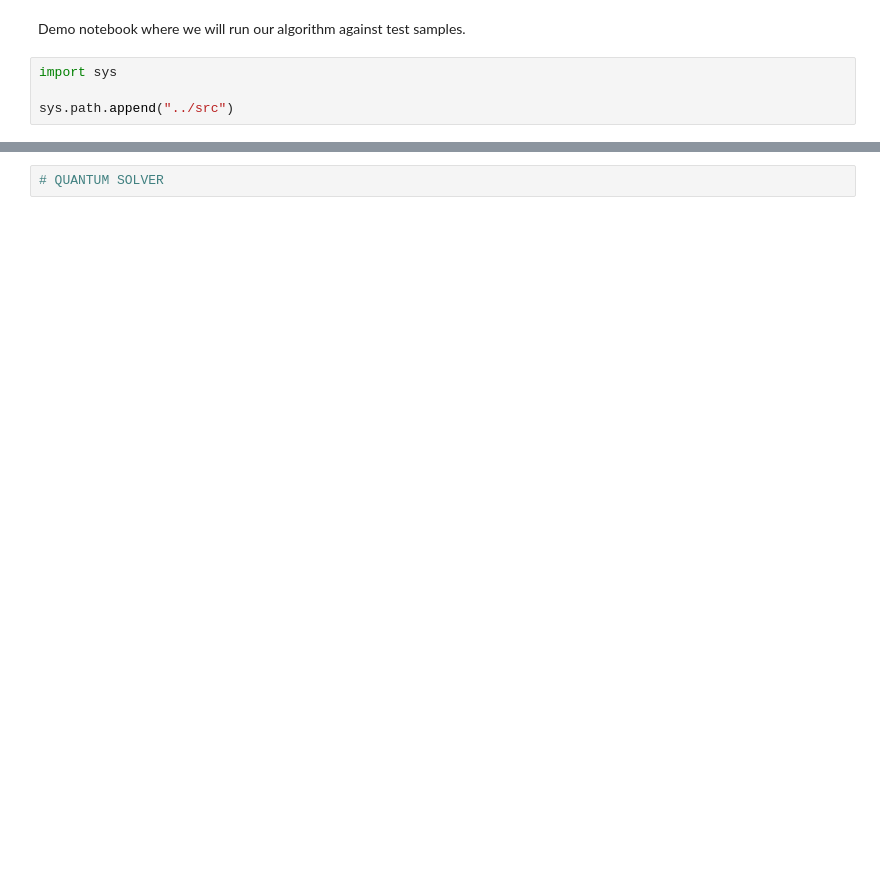
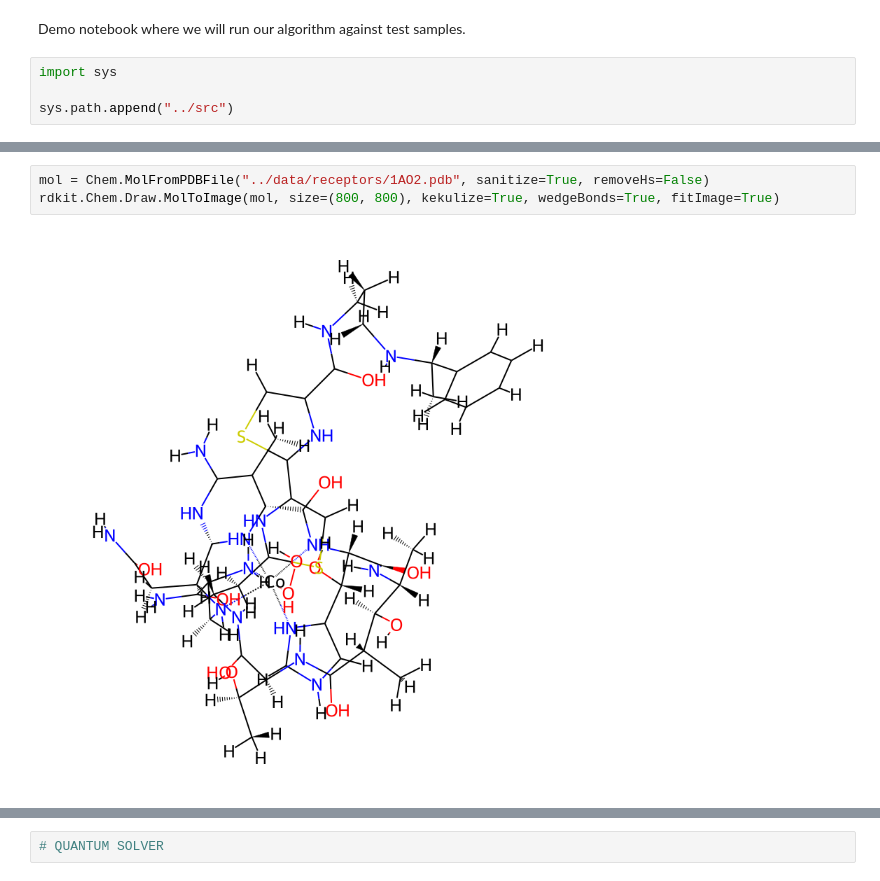
Before and after one commit to M-Garrigues/Quantum-Docking, a Jupyter notebook: notebooks/demo.ipynb, the cells around one changed output, grey strips where cells are left out. Cells and saved outputs as stored; diff of their text form; blank space fills up the shorter version.

```diff
--- a/notebooks/demo.ipynb
+++ b/notebooks/demo.ipynb
@@ -22 +24,6 @@ from pulser.devices import Chadoq2
+# %%
+mol = Chem.MolFromPDBFile("../data/receptors/1AO2.pdb", sanitize=True, removeHs=False)
+rdkit.Chem.Draw.MolToImage(mol, size=(800, 800), kekulize=True, wedgeBonds=True, fitImage=True)
+# %% [output]
+[figure, added]
 # %%
```
Also changed, not shown: parts of 12 cells of this notebook, 4 other files.
